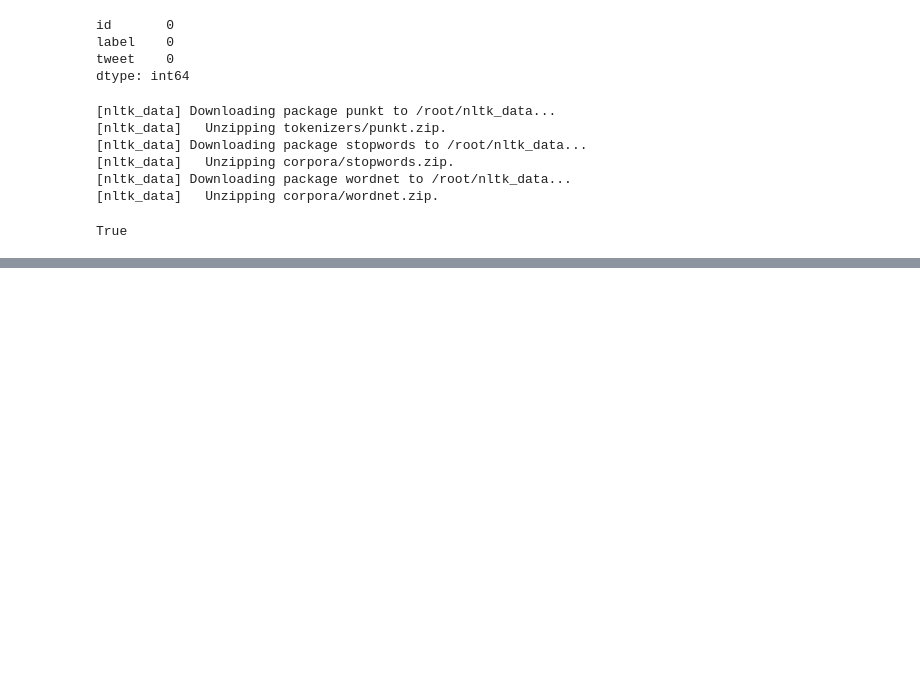
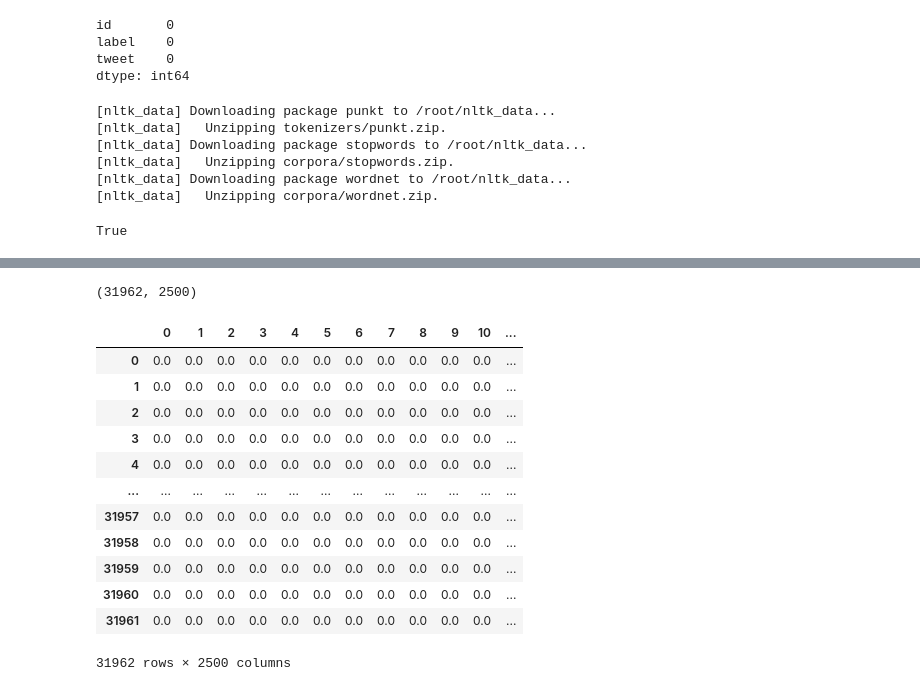
Before and after one commit to Chetan-Sagathiya/Twitter_Sentiment_Analysis, a Jupyter notebook: Sentiment_analysis.ipynb, the cells around one changed output, grey strips where cells are left out. Cells and saved outputs as stored; diff of their text form; code cells hidden in the pictures; blank space fills up the shorter version.

```diff
--- a/Sentiment_analysis.ipynb
+++ b/Sentiment_analysis.ipynb
@@ -335,0 +122,4 @@ with open(file_name_pkl, 'wb') as file:
+# %%
+from sklearn.feature_extraction.text import TfidfVectorizer
+tfidfconverter = TfidfVectorizer(max_features=2500, min_df=5, max_df=0.7, stop_words=stopwords.words('english'))
+X = tfidfconverter.fit_transform(cleaned_tweets).toarray()
@@ -335,0 +130,19 @@ with open(file_name_pkl, 'wb') as file:
+# %%
+X = pd.DataFrame(data=X)
+print(X.shape)
+X
+# %% [output]
+(31962, 2500)
+|  | 0 | 1 | 2 | 3 | 4 | 5 | 6 | 7 | 8 | 9 | 10 | ... |
+| 0 | 0.0 | 0.0 | 0.0 | 0.0 | 0.0 | 0.0 | 0.0 | 0.0 | 0.0 | 0.0 | 0.0 | ... |
+| 1 | 0.0 | 0.0 | 0.0 | 0.0 | 0.0 | 0.0 | 0.0 | 0.0 | 0.0 | 0.0 | 0.0 | ... |
+| 2 | 0.0 | 0.0 | 0.0 | 0.0 | 0.0 | 0.0 | 0.0 | 0.0 | 0.0 | 0.0 | 0.0 | ... |
+| 3 | 0.0 | 0.0 | 0.0 | 0.0 | 0.0 | 0.0 | 0.0 | 0.0 | 0.0 | 0.0 | 0.0 | ... |
+| 4 | 0.0 | 0.0 | 0.0 | 0.0 | 0.0 | 0.0 | 0.0 | 0.0 | 0.0 | 0.0 | 0.0 | ... |
+| ... | ... | ... | ... | ... | ... | ... | ... | ... | ... | ... | ... | ... |
+| 31957 | 0.0 | 0.0 | 0.0 | 0.0 | 0.0 | 0.0 | 0.0 | 0.0 | 0.0 | 0.0 | 0.0 | ... |
+| 31958 | 0.0 | 0.0 | 0.0 | 0.0 | 0.0 | 0.0 | 0.0 | 0.0 | 0.0 | 0.0 | 0.0 | ... |
+| 31959 | 0.0 | 0.0 | 0.0 | 0.0 | 0.0 | 0.0 | 0.0 | 0.0 | 0.0 | 0.0 | 0.0 | ... |
+| 31960 | 0.0 | 0.0 | 0.0 | 0.0 | 0.0 | 0.0 | 0.0 | 0.0 | 0.0 | 0.0 | 0.0 | ... |
+| 31961 | 0.0 | 0.0 | 0.0 | 0.0 | 0.0 | 0.0 | 0.0 | 0.0 | 0.0 | 0.0 | 0.0 | ... |
+31962 rows × 2500 columns
```
Also changed, not shown: parts of 81 cells of this notebook.
